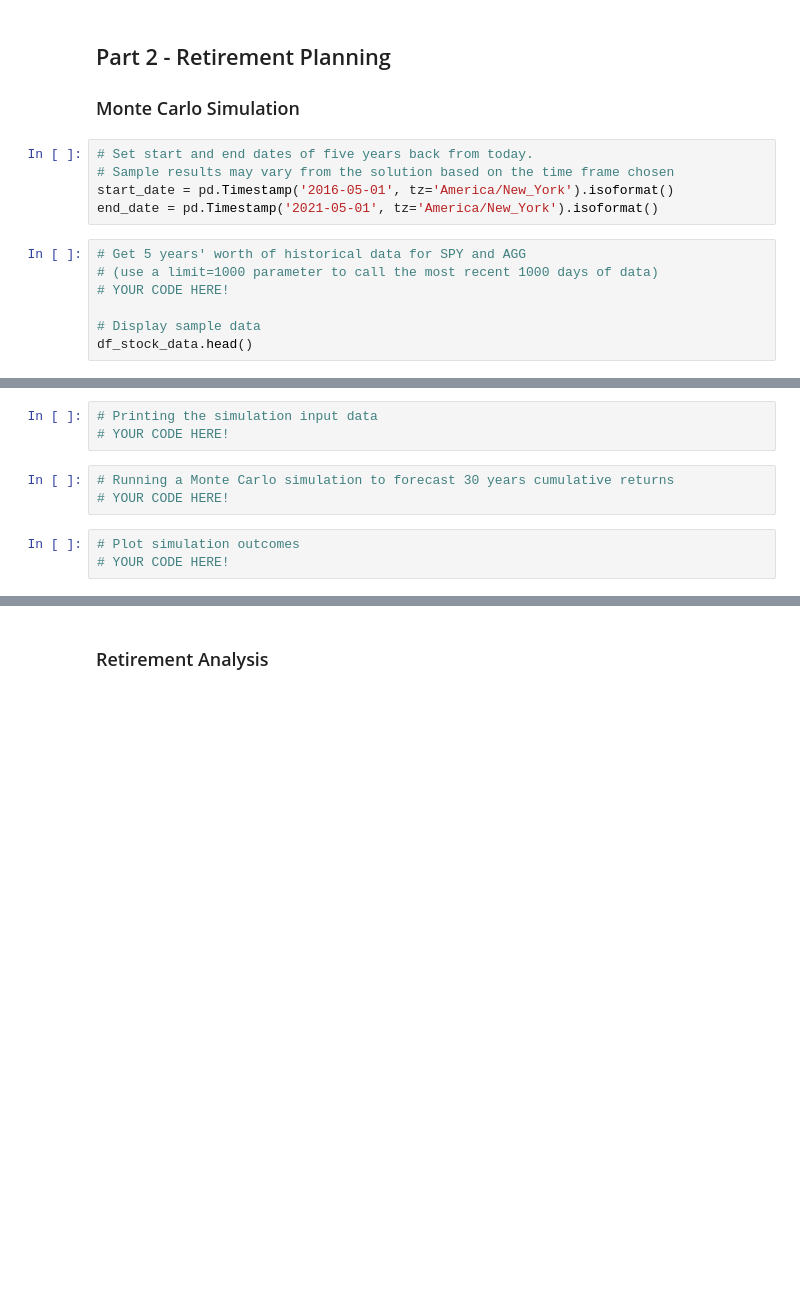
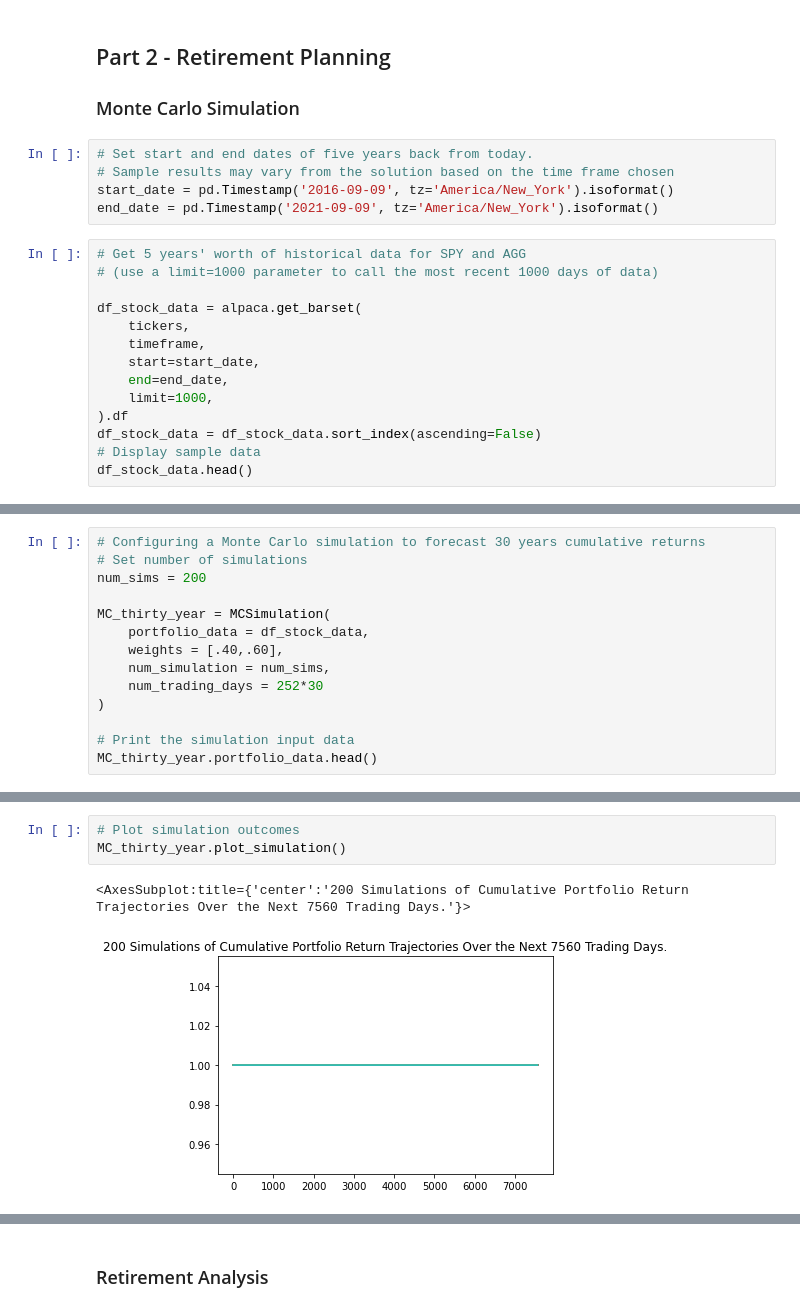
Before and after one commit to Luke-Mac/financial_planning, a Jupyter notebook: financial-planner.ipynb, the cells around one changed output, grey strips where cells are left out. Cells and saved outputs as stored; diff of their text form; blank space fills up the shorter version.

```diff
--- a/financial-planner.ipynb
+++ b/financial-planner.ipynb
@@ -252,12 +252,19 @@ Congratulations you have more than enough current savings in this emergency fund
 # %%
 # Set start and end dates of five years back from today.
 # Sample results may vary from the solution based on the time frame chosen
-start_date = pd.Timestamp('2016-05-01', tz='America/New_York').isoformat()
-end_date = pd.Timestamp('2021-05-01', tz='America/New_York').isoformat()
+start_date = pd.Timestamp('2016-09-09', tz='America/New_York').isoformat()
+end_date = pd.Timestamp('2021-09-09', tz='America/New_York').isoformat()
 # %%
 # Get 5 years' worth of historical data for SPY and AGG
 # (use a limit=1000 parameter to call the most recent 1000 days of data)
-# YOUR CODE HERE!
 
+df_stock_data = alpaca.get_barset(
+    tickers,
+    timeframe,
+    start=start_date,
+    end=end_date,
+    limit=1000,
+).df
+df_stock_data = df_stock_data.sort_index(ascending=False)
 # Display sample data
 df_stock_data.head()
@@ -263,0 +280,14 @@ df_stock_data.head()
+# %%
+# Configuring a Monte Carlo simulation to forecast 30 years cumulative returns
+# Set number of simulations
+num_sims = 200
+
+MC_thirty_year = MCSimulation(
+    portfolio_data = df_stock_data,
+    weights = [.40,.60],
+    num_simulation = num_sims,
+    num_trading_days = 252*30
+)
+
+# Print the simulation input data
+MC_thirty_year.portfolio_data.head()
@@ -267,11 +340,8 @@ df_stock_data.head()
-# %%
-# Printing the simulation input data
-# YOUR CODE HERE!
-# %%
-# Running a Monte Carlo simulation to forecast 30 years cumulative returns
-# YOUR CODE HERE!
 # %%
 # Plot simulation outcomes
-# YOUR CODE HERE!
+MC_thirty_year.plot_simulation()
+# %% [output]
+<AxesSubplot:title={'center':'200 Simulations of Cumulative Portfolio Return Trajectories Over the Next 7560 Trading Days.'}>
+[figure, added]
 # %%
 # Plot probability distribution and confidence intervals
```
Also changed, not shown: parts of 7 cells of this notebook.
